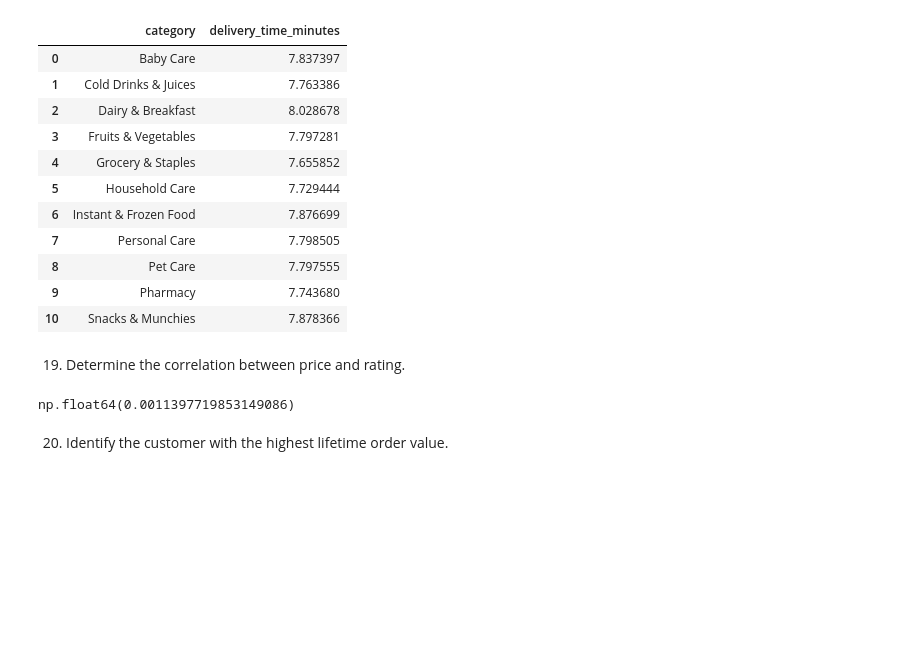
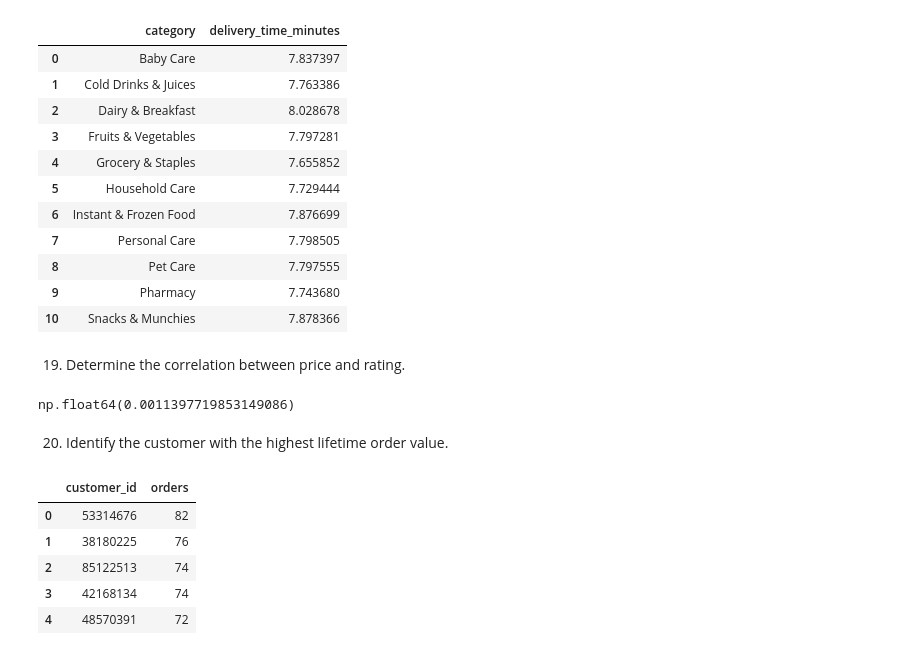
Before and after one commit to akxiit/Normal-Data-Visulization, a Jupyter notebook: notebooks/Sales-analysis/Master-table.ipynb, the cells around one changed output. Saved outputs shown, nothing was run; the diff lists cells and outputs as text; code cells hidden in the pictures; blank space fills up the shorter version.

```diff
--- a/notebooks/Sales-analysis/Master-table.ipynb
+++ b/notebooks/Sales-analysis/Master-table.ipynb
@@ -278,3 +278,12 @@ df['rating'].corr(df['price'])
 np.float64(0.0011397719853149086)
 # %% [markdown]
 20. Identify the customer with the highest lifetime order value.
+# %%
+df.groupby('customer_id').agg(orders=('order_id', 'count')).sort_values(by='orders', ascending=False).head(5).reset_index()
+# %% [output]
+|  | customer_id | orders |
+| 0 | 53314676 | 82 |
+| 1 | 38180225 | 76 |
+| 2 | 85122513 | 74 |
+| 3 | 42168134 | 74 |
+| 4 | 48570391 | 72 |
```
Also changed, not shown: parts of 1 cell of this notebook.
